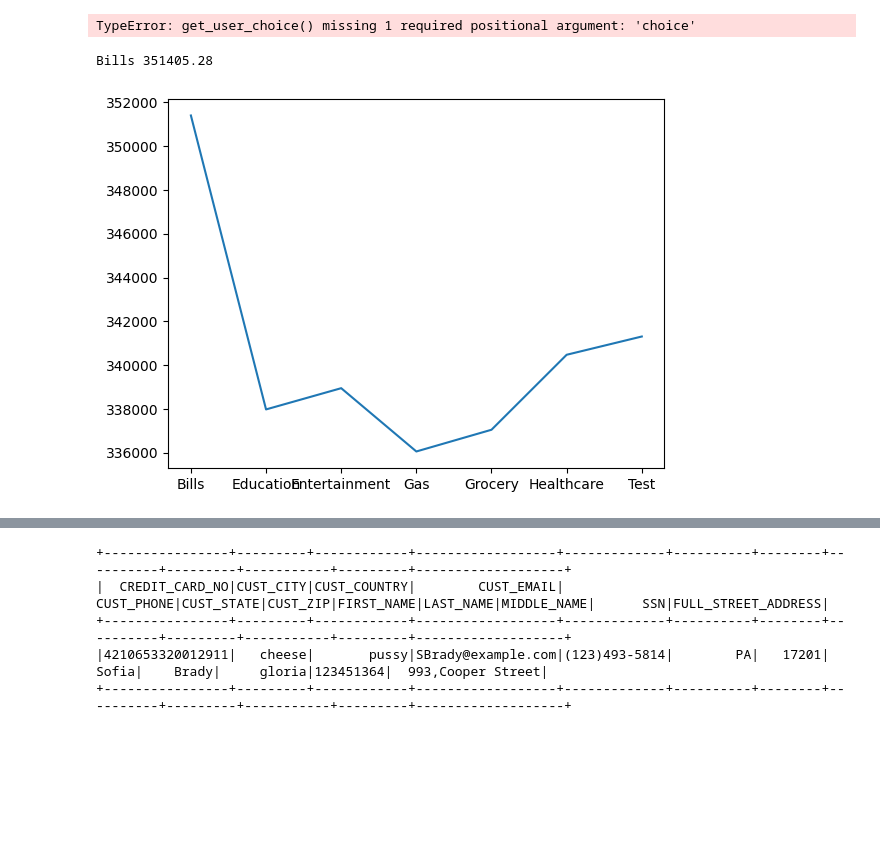
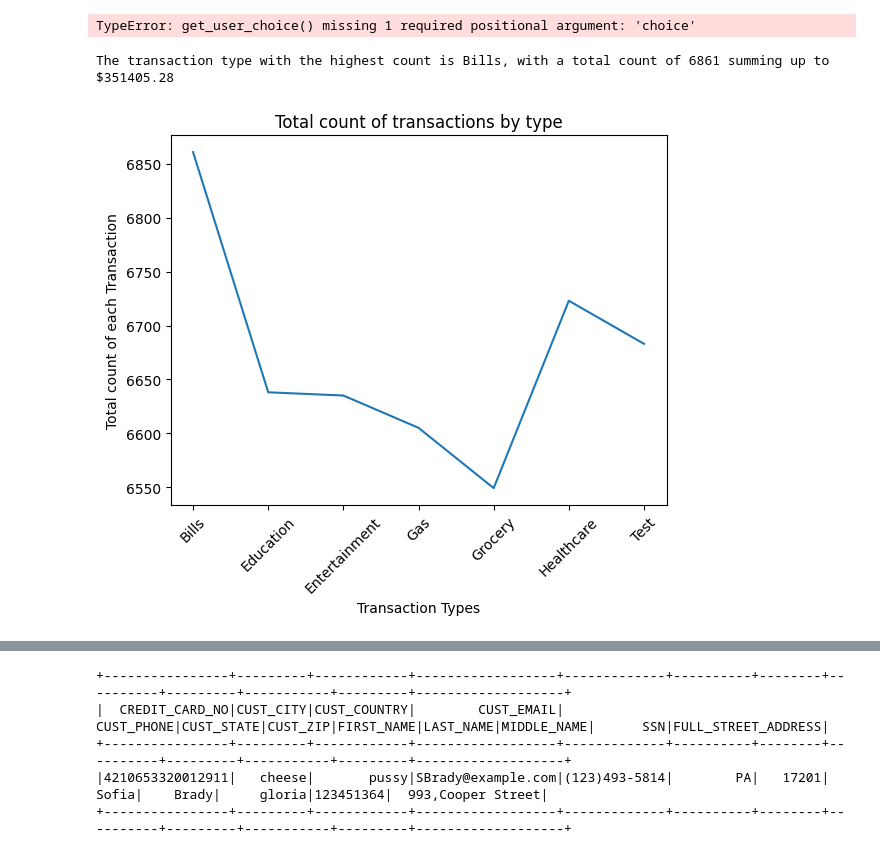
Before and after one commit to MikeJHChadwick/SBA-350-Final_Project, a Jupyter notebook: f_projectNB.ipynb, the cells around one changed output, grey strips where cells are left out. Cells and saved outputs as stored; diff of their text form; code cells hidden in the pictures; blank space fills up the shorter version.

Commit message:
Minor changes and finalization of the first graph. Could use some beautification.

```diff
--- a/f_projectNB.ipynb
+++ b/f_projectNB.ipynb
@@ -559,28 +559,32 @@ TypeError: get_user_choice() missing 1 required positional argument: 'choice'
 # %%
 #8th choice
 # Find and plot which transaction type has a high rate of transactions.
 # just need to access the credit_sql to make visualization; had to import .pyplot specifically
 #dunno why importing all of matplotlib doesn't work
 def plot_high_tran_type():
     # have to use toPandas to be able to plot; use groupby to group the transaction types together
     panda_credit = credit_sql.toPandas()
     # then run the count of transactions of ea type; then run the sum of their values;
     # use dot notation(instead of bracket notation) to access
     # TRANSACTIONS_VALUE for flex points
-    # panda_sum = panda_credit.groupby('TRANSACTION_TYPE').TRANSACTION_VALUE.sum().sort_values(ascending=False)
 
     # adding the .max() and removing the sort_values does print the highes sum which is 351405.28 but
-    # not its name which is Bills
-    panda_sum = panda_credit.groupby('TRANSACTION_TYPE').TRANSACTION_VALUE.sum()
+    # not its name which is Bills; have to do .size().max() to get just the numerical value of the highest transaction type.
+    p_sum = panda_credit.groupby('TRANSACTION_TYPE').TRANSACTION_VALUE.sum()
+    p_count = panda_credit.groupby('TRANSACTION_TYPE').size()
+    p_highest = panda_credit.groupby('TRANSACTION_TYPE').size().max()
     #have to set the idmax to a variable, can't do it in same line above or call it as panda_sum.idmax() w/o
     # removing the .max() from it since that makes it a single value and there'd be no idmax that way
-    p_id = panda_sum.idxmax()
-    p_max = panda_sum.max()
-    print(p_id, p_max)
-    # mp.plot(panda_credit['TRANSACTION_TYPE'])
-    mp.plot(panda_sum)
+    p_id = p_sum.idxmax()
+    p_max = p_sum.max()
+    print(f'The transaction type with the highest count is {p_id}, with a total count of {p_highest} summing up to ${p_max}')
+    mp.plot(p_count)
+    mp.xlabel('Transaction Types')
+    mp.ylabel('Total count of each Transaction')
+    mp.title('Total count of transactions by type')
+    mp.xticks(rotation=45)
     mp.show()
 plot_high_tran_type()
 # %% [output]
-Bills 351405.28
+The transaction type with the highest count is Bills, with a total count of 6861 summing up to $351405.28
-[figure, old version]
+[figure, new version]
```
Also changed, not shown: parts of 1 cell of this notebook.
